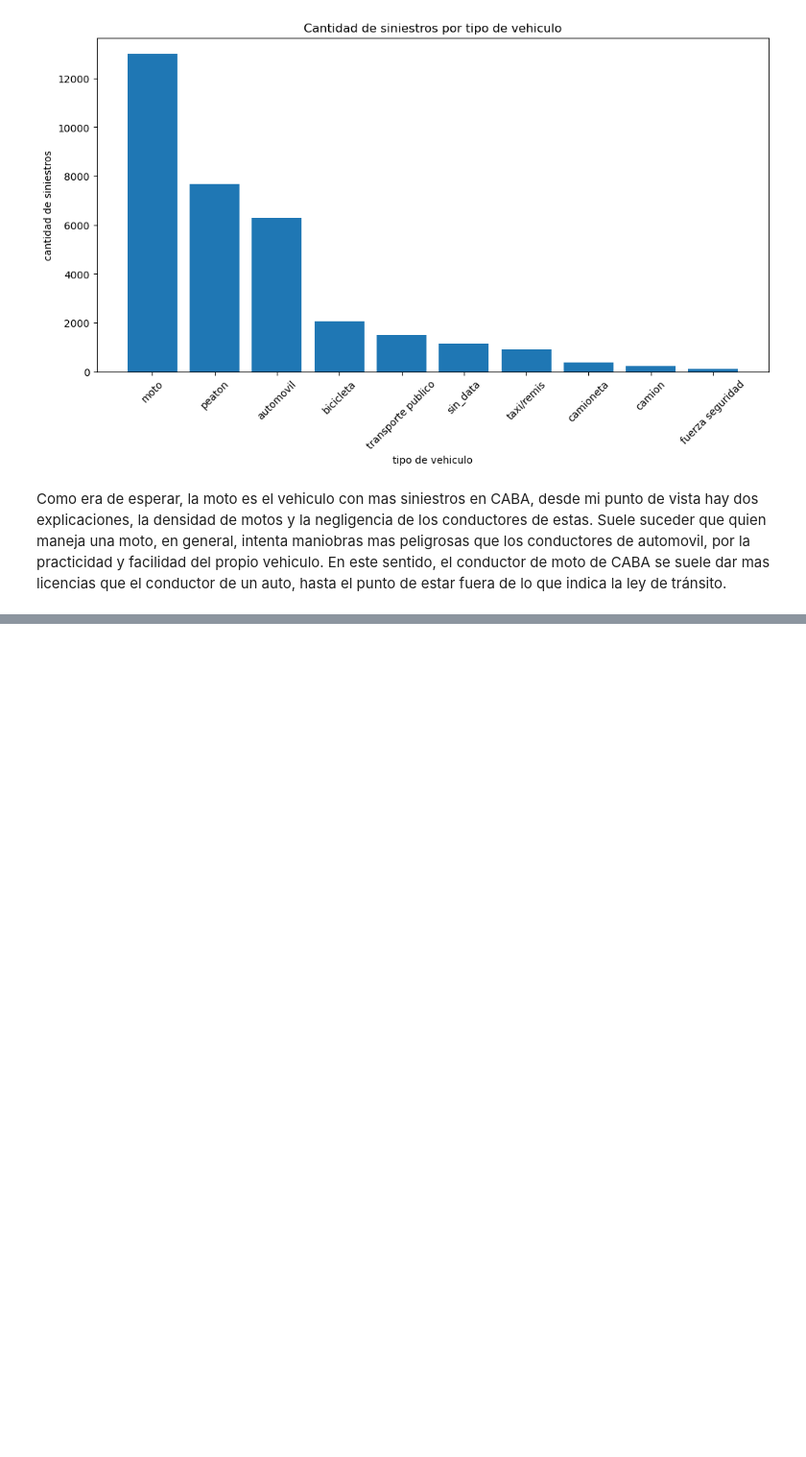
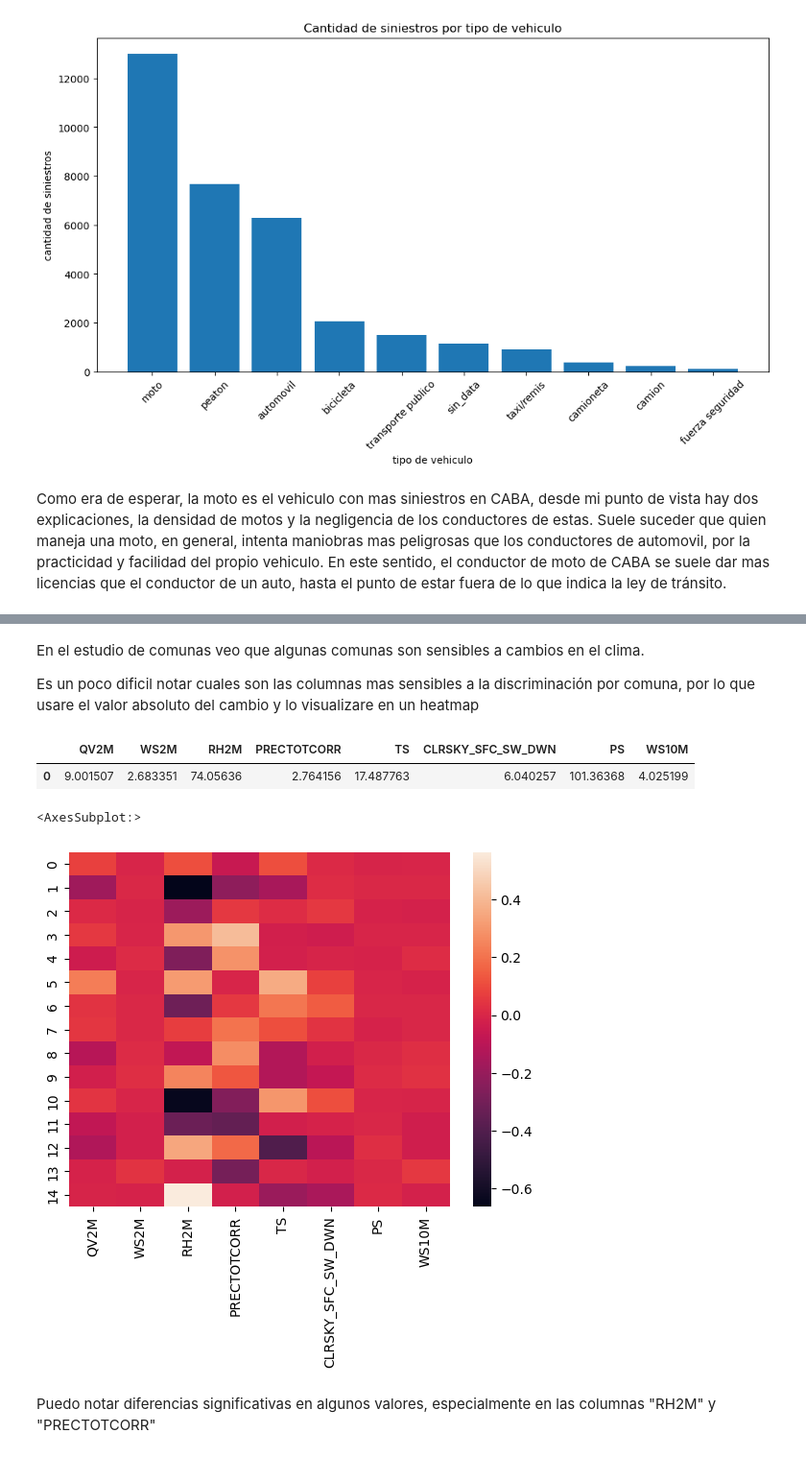
Before and after one commit to joakoracing/TP_CoderHouse, a Jupyter notebook: TP9-hacer/Data_StoryTelling.ipynb, the cells around one changed output, grey strips where cells are left out. Shown: that part at 96% size. Drawn from its saved outputs; the diff is of its cells as text; code cells hidden in the pictures; blank space fills up the shorter version.

```diff
--- a/TP9-hacer/Data_StoryTelling.ipynb
+++ b/TP9-hacer/Data_StoryTelling.ipynb
@@ -154,0 +207,7 @@ Como era de esperar, la moto es el vehiculo con mas siniestros en CABA, desde mi
+# %%
+sin_df = sin_df.dropna(subset='fecha')
+sin_df['fecha_norm'] = sin_df['fecha'].apply(crear_fecha)
+
+sin_df['d'] = sin_df['fecha_norm'].apply(dia)
+sin_df['m'] = sin_df['fecha_norm'].apply(mes)
+sin_df['a'] = sin_df['fecha_norm'].apply(anio)
@@ -154,0 +220,3 @@ Como era de esperar, la moto es el vehiculo con mas siniestros en CABA, desde mi
+# %%
+sin_df = sin_df.merge(clima_df,how='left',left_on=['d','m','a'],right_on=['DY','MO','YEAR'])
+sin_df.head(2)
@@ -154,0 +241,3 @@ Como era de esperar, la moto es el vehiculo con mas siniestros en CABA, desde mi
+# %%
+comuna_clima = sin_df.groupby('comuna')[['QV2M','WS2M','RH2M','PRECTOTCORR','TS','CLRSKY_SFC_SW_DWN','PS','WS10M']].mean()
+comuna_clima
@@ -154,0 +262,19 @@ Como era de esperar, la moto es el vehiculo con mas siniestros en CABA, desde mi
+# %% [markdown]
+En el estudio de comunas veo que algunas comunas son sensibles a cambios en el clima.
+
+Es un poco dificil notar cuales son las columnas mas sensibles a la discriminación por comuna, por lo que usare el valor absoluto del cambio y lo visualizare en un heatmap
+# %%
+medias_clima = sin_df[['QV2M','WS2M','RH2M','PRECTOTCORR','TS','CLRSKY_SFC_SW_DWN','PS','WS10M']].mean()
+medias_clima.to_frame().transpose()
+# %% [output]
+|  | QV2M | WS2M | RH2M | PRECTOTCORR | TS | CLRSKY_SFC_SW_DWN | PS | WS10M |
+| 0 | 9.001507 | 2.683351 | 74.05636 | 2.764156 | 17.487763 | 6.040257 | 101.36368 | 4.025199 |
+# %%
+comuna_clima = comuna_clima - medias_clima
+
+sns.heatmap(comuna_clima.reset_index().drop(columns='comuna'))
+# %% [output]
+<AxesSubplot:>
+[figure, added]
+# %% [markdown]
+Puedo notar diferencias significativas en algunos valores, especialmente en las columnas "RH2M" y "PRECTOTCORR"
```
Also changed, not shown: parts of 18 cells of this notebook, 5 other files.
